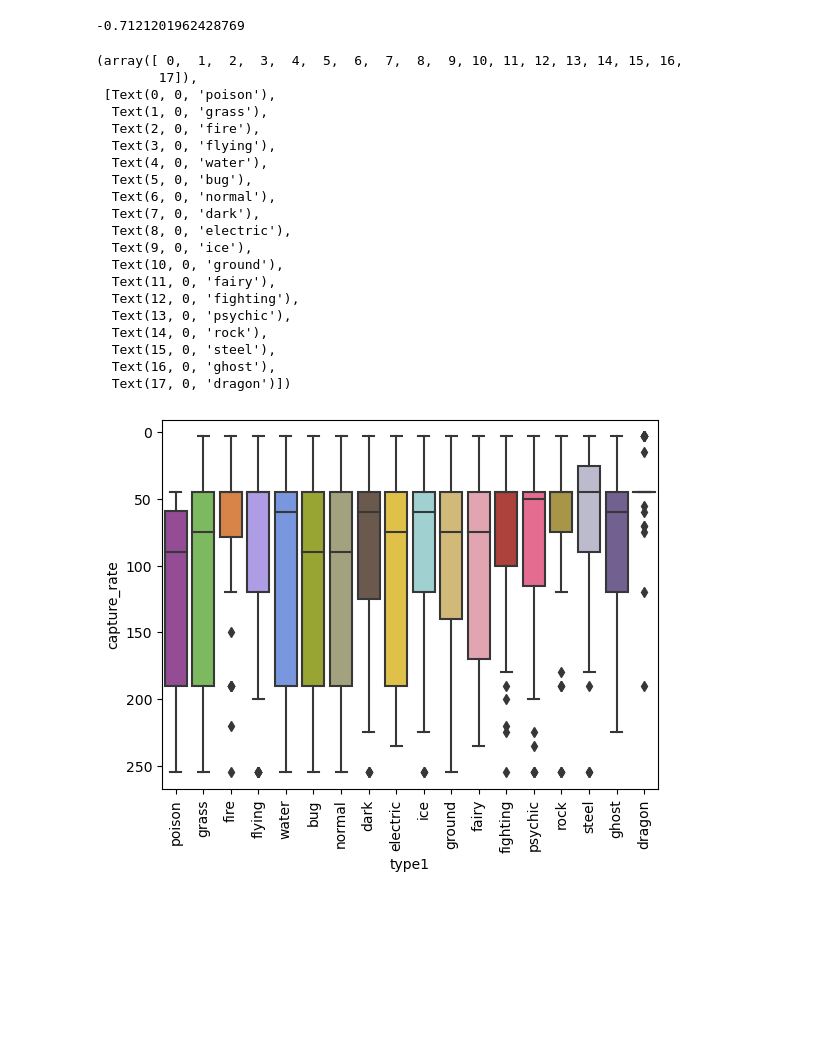
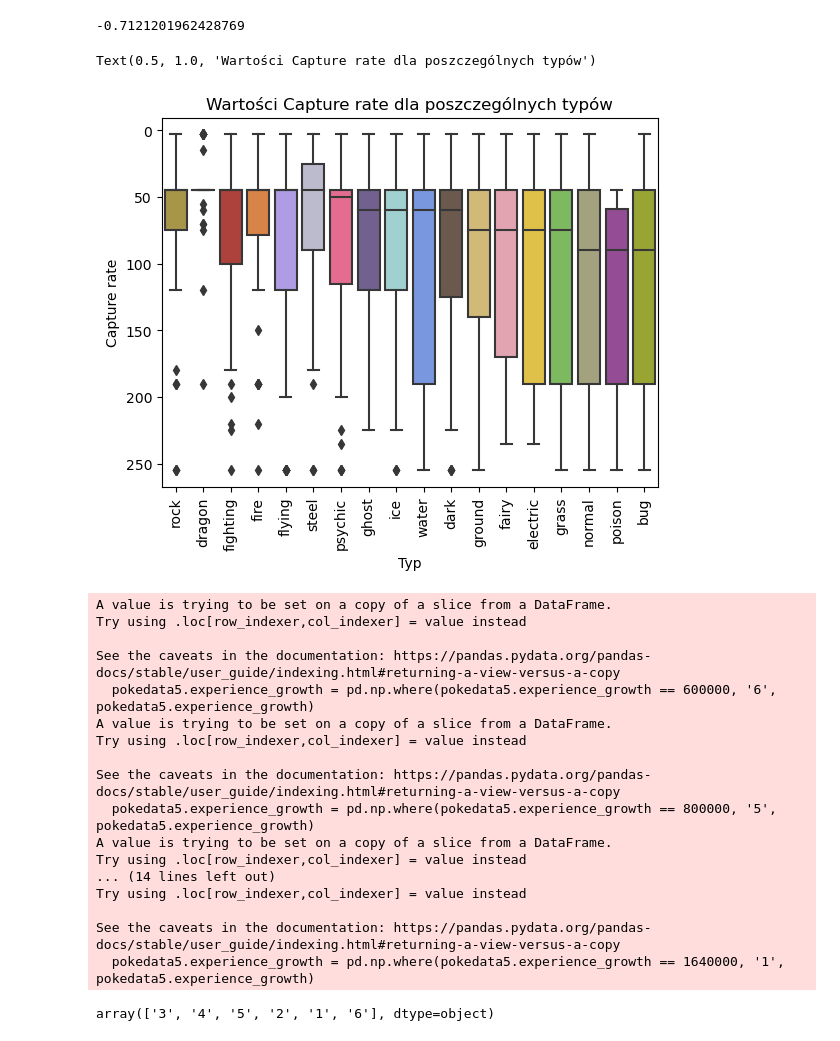
Before and after one commit to infoshareacademy/jdszr12-databenders, a Jupyter notebook: pokemon_python_rb.ipynb, the cells around one changed output. Cells and saved outputs as stored; diff of their text form; code cells hidden in the pictures; blank space fills up the shorter version.

Commit message:
modified boxplot (order by median), added barplot for exp_growth

```diff
--- a/pokemon_python_rb.ipynb
+++ b/pokemon_python_rb.ipynb
@@ -127,31 +127,45 @@ type_colors={'normal': '#a8a878', 'fire' : '#f08030', 'water' : '#6890f0', 'gras
             'ground' : '#e0c068', 'flying' : '#a890f0' , 'psychic' : '#f85888' , 'bug' : '#a8b820',
             'rock' : '#b8a038' , 'ghost' : '#705898', 'dragon' : '#7038f8' , 'dark' : '#705848',
             'steel' : '#b8b8d0', 'fairy' : '#ee99ac'}
+# %%
+# sortowanie ramek wraz ze spadającą medianą
+grouped_capture_rate = pokedata5.loc[:,['type1', 'capture_rate']].groupby(['type1']).median().sort_values(by='capture_rate')
 # %%
 # przykład wykresu z paletą dla typów
-
-sns.boxplot(data=pokedata5, x="type1", y="capture_rate", palette = type_colors).invert_yaxis()
+fig, ax = plt.subplots()
+sns.boxplot(data = pokedata5, x= 'type1', y="capture_rate", palette = type_colors, showmeans=False, order=grouped_capture_rate.index).invert_yaxis()
 plt.xticks(rotation = 90)
+ax.set_ylabel('Capture rate')
+ax.set_xlabel('Typ')
+ax.set_title('Wartości Capture rate dla poszczególnych typów')
 # %% [output]
-(array([ 0,  1,  2,  3,  4,  5,  6,  7,  8,  9, 10, 11, 12, 13, 14, 15, 16,
-        17]),
- [Text(0, 0, 'poison'),
-  Text(1, 0, 'grass'),
-  Text(2, 0, 'fire'),
-  Text(3, 0, 'flying'),
-  Text(4, 0, 'water'),
-  Text(5, 0, 'bug'),
-  Text(6, 0, 'normal'),
-  Text(7, 0, 'dark'),
-  Text(8, 0, 'electric'),
-  Text(9, 0, 'ice'),
-  Text(10, 0, 'ground'),
-  Text(11, 0, 'fairy'),
-  Text(12, 0, 'fighting'),
-  Text(13, 0, 'psychic'),
-  Text(14, 0, 'rock'),
-  Text(15, 0, 'steel'),
-  Text(16, 0, 'ghost'),
-  Text(17, 0, 'dragon')])
+Text(0.5, 1.0, 'Wartości Capture rate dla poszczególnych typów')
-[figure, old version]
+[figure, new version]
+# %%
+pokedata5.experience_growth = pd.np.where(pokedata5.experience_growth == 600000, '6', pokedata5.experience_growth)
+pokedata5.experience_growth = pd.np.where(pokedata5.experience_growth == 800000, '5', pokedata5.experience_growth)
+pokedata5.experience_growth = pd.np.where(pokedata5.experience_growth == 1000000, '4', pokedata5.experience_growth)
+pokedata5.experience_growth = pd.np.where(pokedata5.experience_growth == 1059860, '3', pokedata5.experience_growth)
+pokedata5.experience_growth = pd.np.where(pokedata5.experience_growth == 1250000, '2', pokedata5.experience_growth)
+pokedata5.experience_growth = pd.np.where(pokedata5.experience_growth == 1640000, '1', pokedata5.experience_growth)
+pokedata5.experience_growth.unique()
+# %% [output]
+A value is trying to be set on a copy of a slice from a DataFrame.
+Try using .loc[row_indexer,col_indexer] = value instead
+
+See the caveats in the documentation: https://pandas.pydata.org/pandas-docs/stable/user_guide/indexing.html#returning-a-view-versus-a-copy
+  pokedata5.experience_growth = pd.np.where(pokedata5.experience_growth == 600000, '6', pokedata5.experience_growth)
+A value is trying to be set on a copy of a slice from a DataFrame.
+Try using .loc[row_indexer,col_indexer] = value instead
+
+See the caveats in the documentation: https://pandas.pydata.org/pandas-docs/stable/user_guide/indexing.html#returning-a-view-versus-a-copy
+  pokedata5.experience_growth = pd.np.where(pokedata5.experience_growth == 800000, '5', pokedata5.experience_growth)
+A value is trying to be set on a copy of a slice from a DataFrame.
+Try using .loc[row_indexer,col_indexer] = value instead
+... (14 lines left out)
+Try using .loc[row_indexer,col_indexer] = value instead
+
+See the caveats in the documentation: https://pandas.pydata.org/pandas-docs/stable/user_guide/indexing.html#returning-a-view-versus-a-copy
+  pokedata5.experience_growth = pd.np.where(pokedata5.experience_growth == 1640000, '1', pokedata5.experience_growth)
+array(['3', '4', '5', '2', '1', '6'], dtype=object)
 # %%
```
Also changed, not shown: parts of 3 cells of this notebook.
